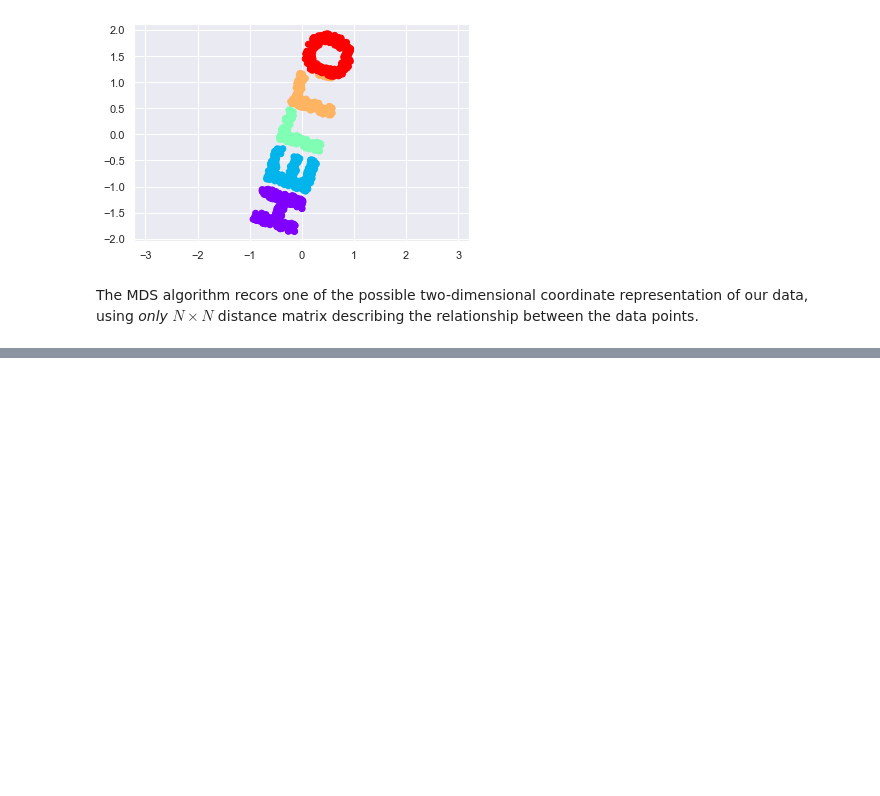
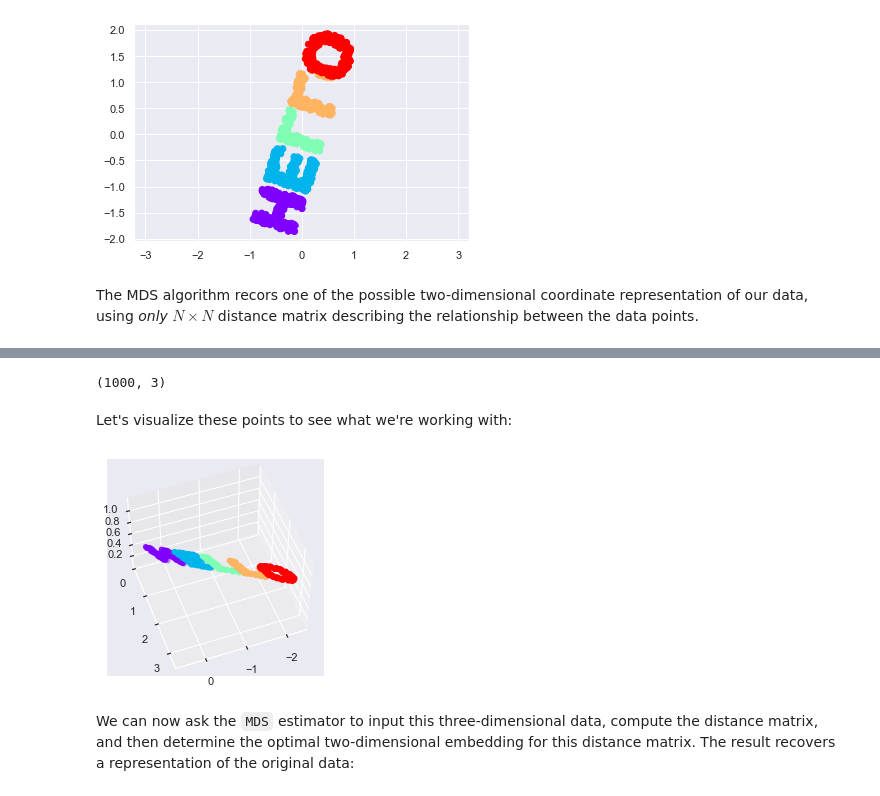
Before and after one commit to Jeffresh/python-datascience-handbook, a Jupyter notebook: scikitlearn/mani_fold_learning.ipynb, the cells around one changed output, grey strips where cells are left out. Drawn from its saved outputs; the diff is of its cells as text; code cells hidden in the pictures; blank space fills up the shorter version.

```diff
--- a/scikitlearn/mani_fold_learning.ipynb
+++ b/scikitlearn/mani_fold_learning.ipynb
@@ -104,0 +121,25 @@ The MDS algorithm recors one of the possible two-dimensional coordinate represen
+# %%
+def random_projection(X, dimension=3, rseed=42):
+    assert dimension >= X.shape[1]
+    rng = np.random.RandomState(rseed)
+    C = rng.randn(dimension, dimension)
+    e, V = np.linalg.eigh(np.dot(C, C.T))
+    return np.dot(X, V[:X.shape[1]])
+
+X3 = random_projection(X, 3)
+X3.shape
+# %% [output]
+(1000, 3)
+# %% [markdown]
+Let's visualize these points to see what we're working with:
+# %%
+from mpl_toolkits import mplot3d
+ax = plt.axes(projection='3d')
+ax.scatter3D(X3[:, 0], X3[:, 1], X3[:, 2],
+            **colorize)
+
+ax.view_init(azim=70, elev=50)
+# %% [output]
+[figure, added]
+# %% [markdown]
+We can now ask the `MDS` estimator to input this three-dimensional data, compute the distance matrix, and then determine the optimal two-dimensional embedding for this distance matrix. The result recovers a representation of the original data:
```
Also changed, not shown: parts of 4 cells of this notebook.
